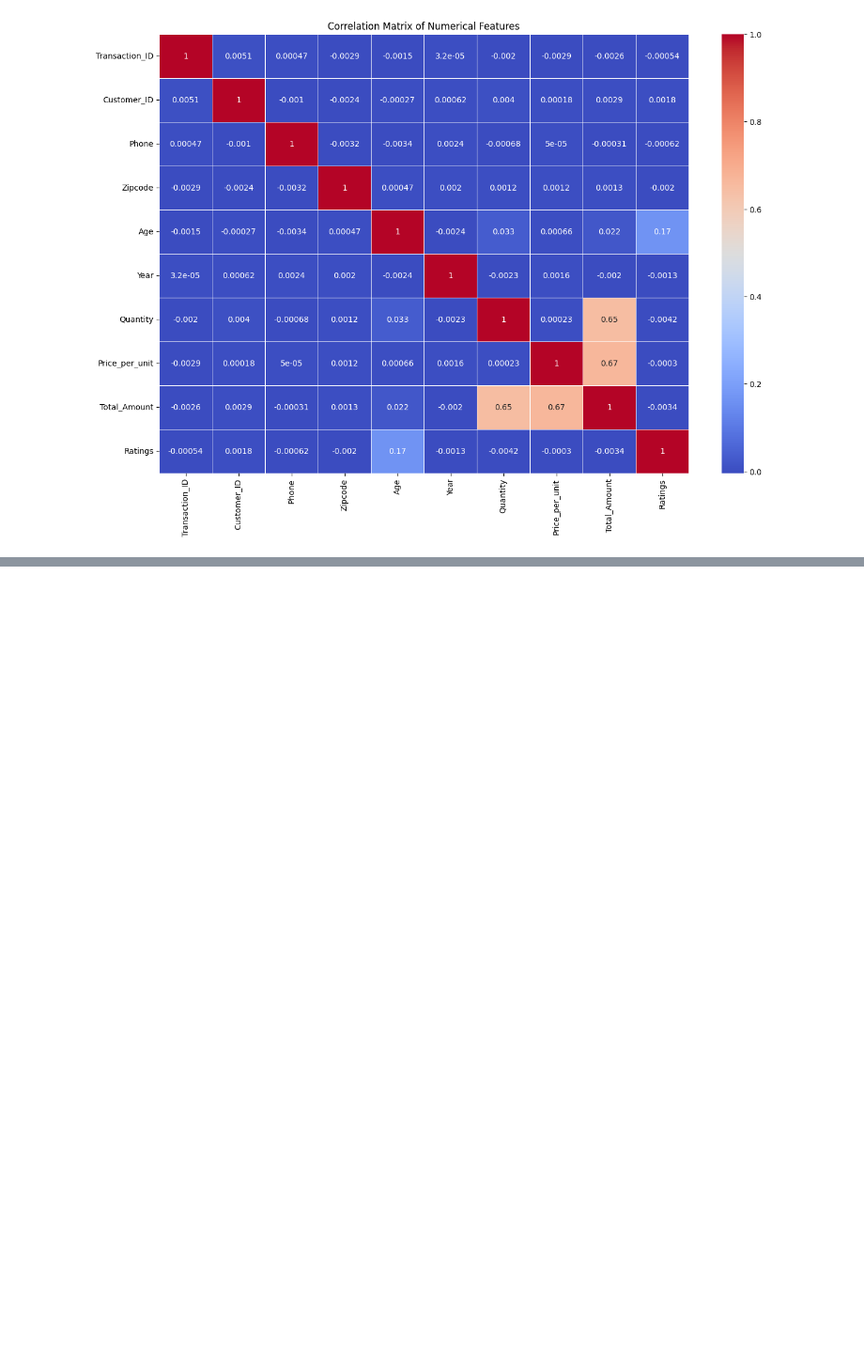
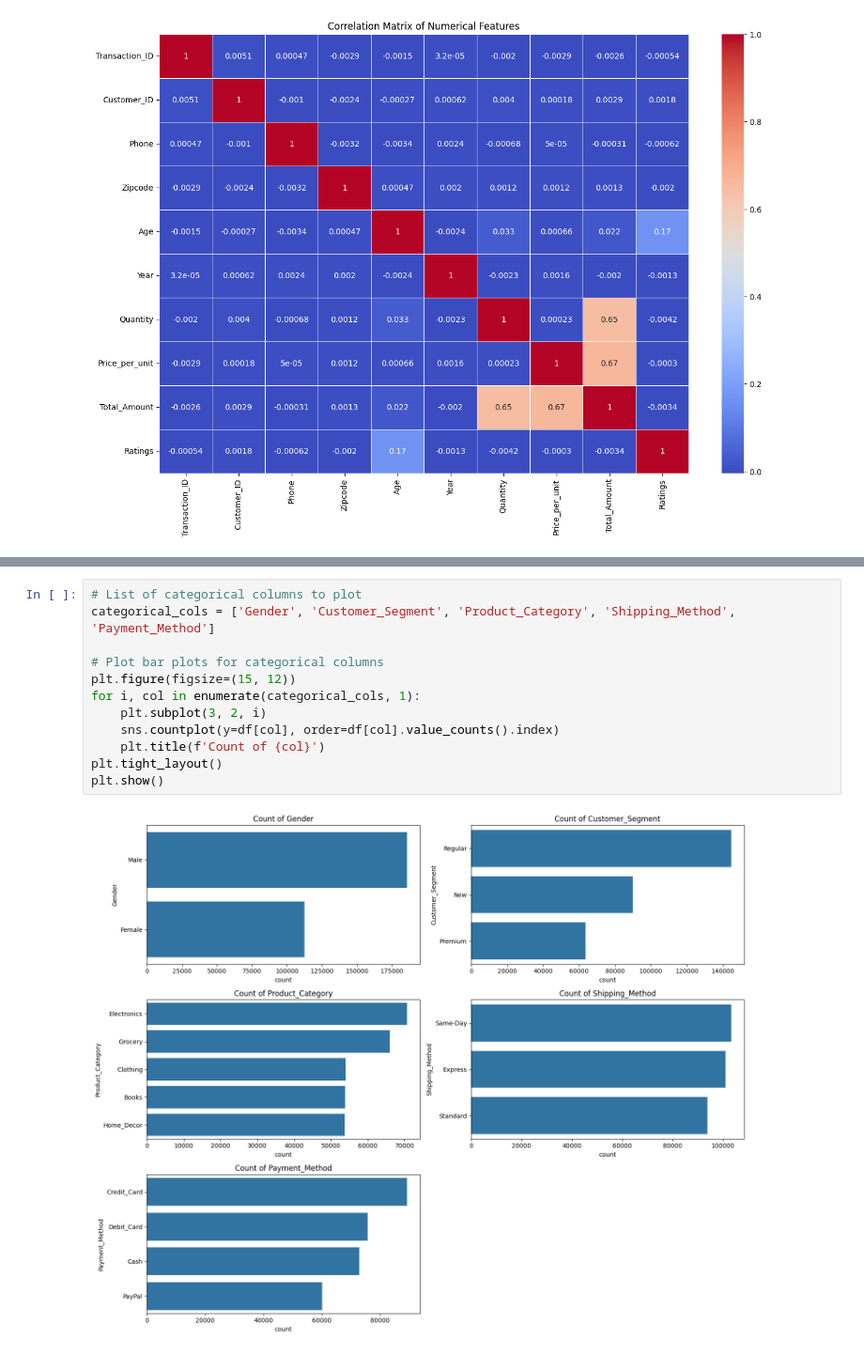
Before and after one commit to MohkamPreet/Sales-Data-Analysis, a Jupyter notebook: EDA.ipynb, the cells around one changed output, grey strips where cells are left out. Shown at 94% size. Cells and saved outputs as stored; diff of their text form; blank space fills up the shorter version.

```diff
--- a/EDA.ipynb
+++ b/EDA.ipynb
@@ -67,0 +107,14 @@ plt.show()
+# %%
+# List of categorical columns to plot
+categorical_cols = ['Gender', 'Customer_Segment', 'Product_Category', 'Shipping_Method', 'Payment_Method']
+
+# Plot bar plots for categorical columns
+plt.figure(figsize=(15, 12))
+for i, col in enumerate(categorical_cols, 1):
+    plt.subplot(3, 2, i)
+    sns.countplot(y=df[col], order=df[col].value_counts().index)
+    plt.title(f'Count of {col}')
+plt.tight_layout()
+plt.show()
+# %% [output]
+[figure, added]
```
Also changed, not shown: parts of 9 cells of this notebook.
